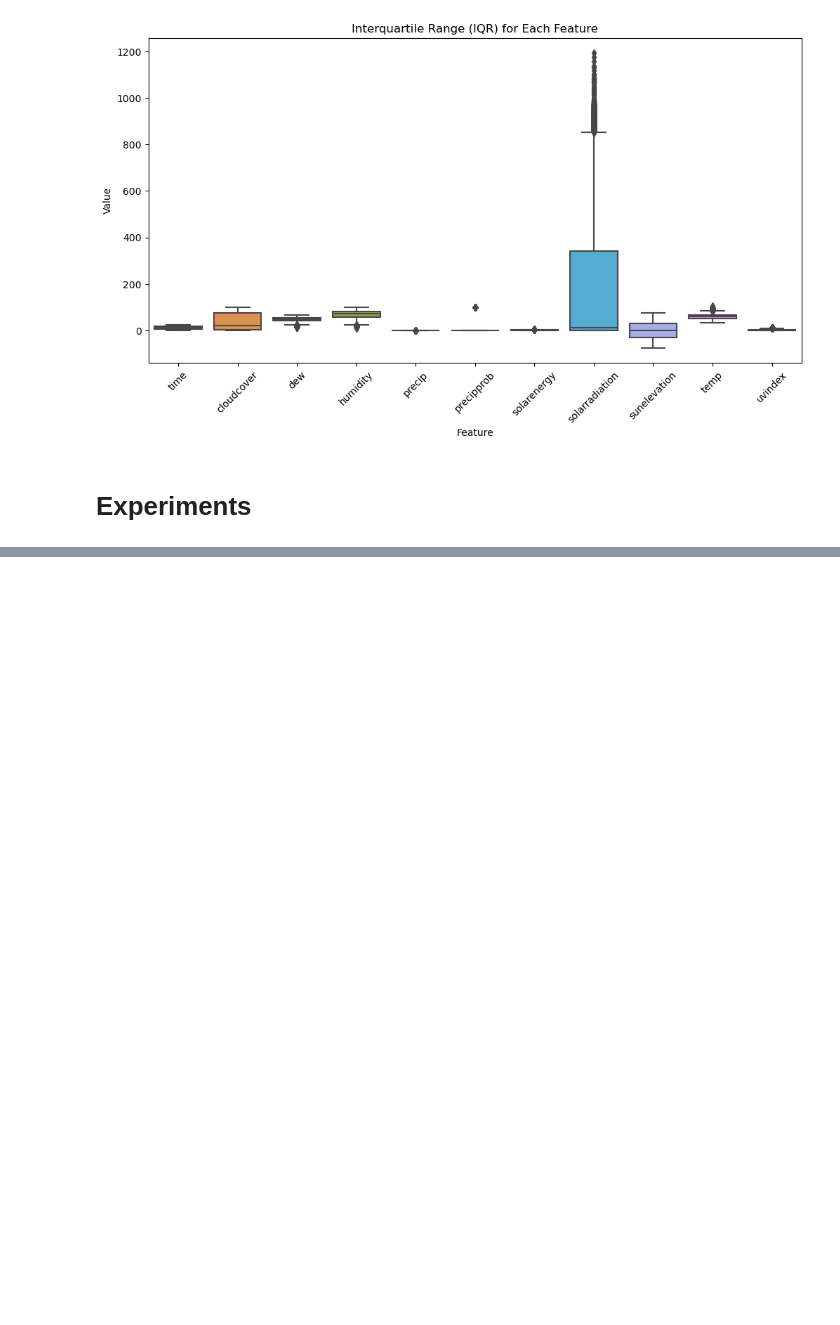
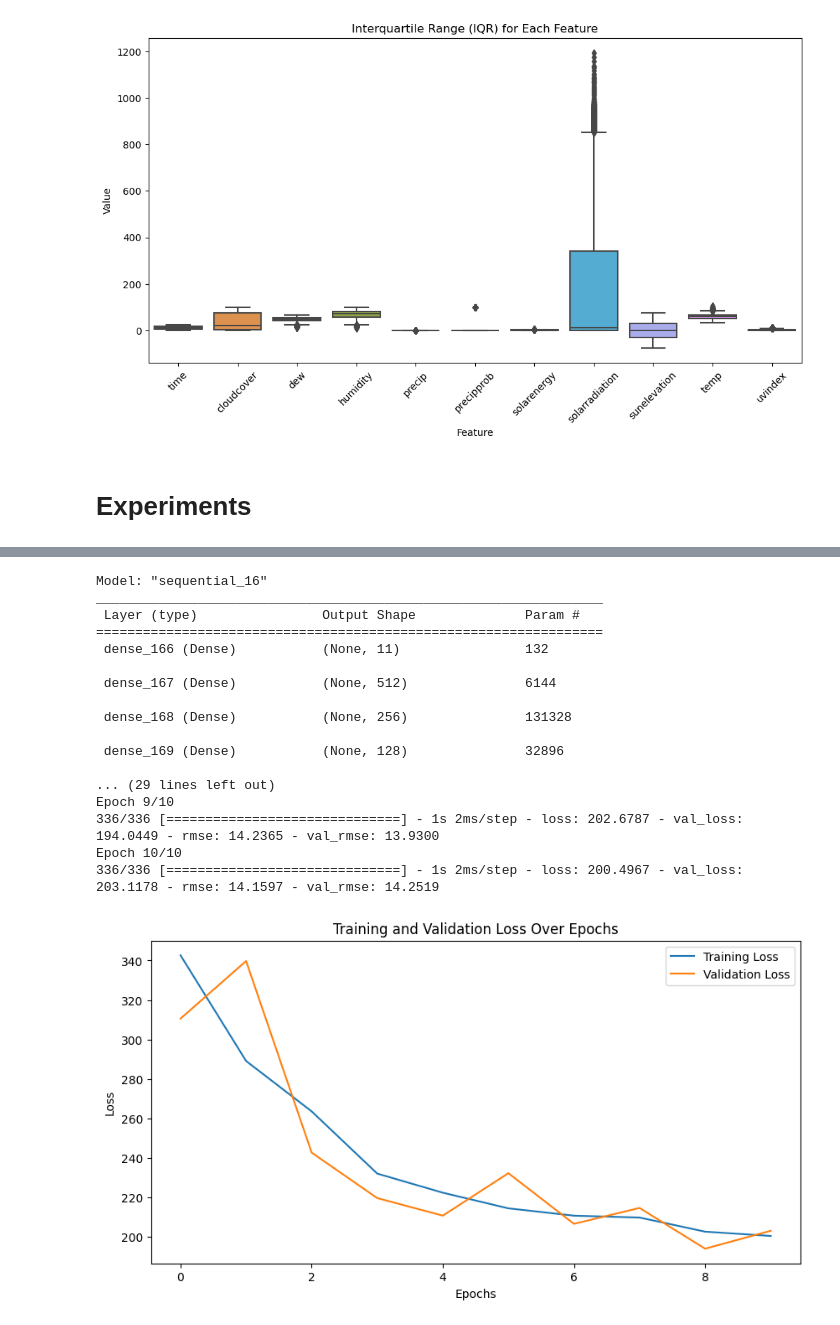
Before and after one commit to uppercaseVar/ECS171-Project, a Jupyter notebook: Project-2.ipynb, the cells around one changed output, grey strips where cells are left out. Cells and saved outputs as stored; diff of their text form; code cells hidden in the pictures; blank space fills up the shorter version.

```diff
--- a/Project-2.ipynb
+++ b/Project-2.ipynb
@@ -1071,0 +1169,35 @@ plt.show()
+# %%
+# Run the DNN function
+hidden_layers = [
+  [512, 'relu'],
+  [256, 'relu'],
+  [128, 'relu'],
+  [64, 'relu'],
+  [32, 'relu'],
+  [16, 'relu']
+]
+
+mediumnet_model, mediumnet_mse, mediumnet_r2, mediumnet_total_error, mediumnet_y_test, mediumnet_y_pred = DNN(solar_data, 'whProduced', 0.25, hidden_layers, 'mae', None, 10, 32)
+
+mediumnet_mae = mean_absolute_error(y_test, y_pred)
+print("MAE = ", mediumnet_mae)
+# MAE =
+# %% [output]
+Model: "sequential_16"
+_________________________________________________________________
+ Layer (type)                Output Shape              Param #
+=================================================================
+ dense_166 (Dense)           (None, 11)                132
+
+ dense_167 (Dense)           (None, 512)               6144
+
+ dense_168 (Dense)           (None, 256)               131328
+
+ dense_169 (Dense)           (None, 128)               32896
+
+... (29 lines left out)
+Epoch 9/10
+336/336 [==============================] - 1s 2ms/step - loss: 202.6787 - val_loss: 194.0449 - rmse: 14.2365 - val_rmse: 13.9300
+Epoch 10/10
+336/336 [==============================] - 1s 2ms/step - loss: 200.4967 - val_loss: 203.1178 - rmse: 14.1597 - val_rmse: 14.2519
+[figure, added]
```
Also changed, not shown: parts of 10 cells of this notebook, 1 other file.
